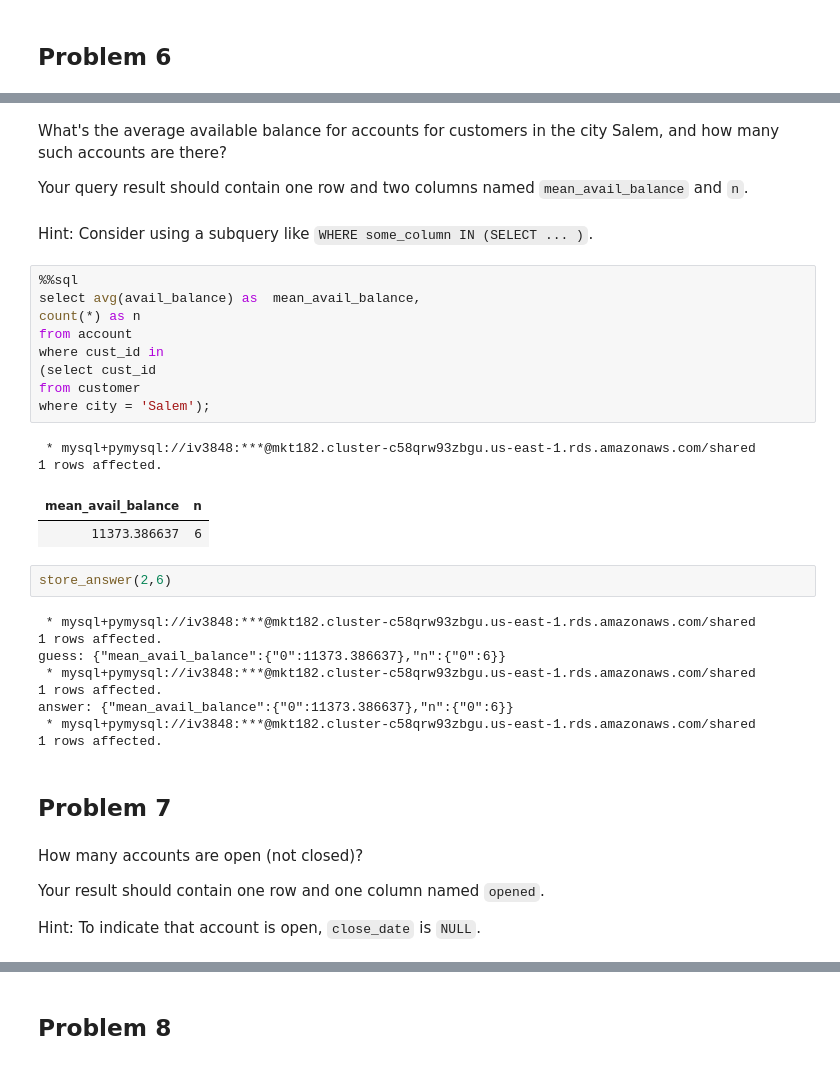
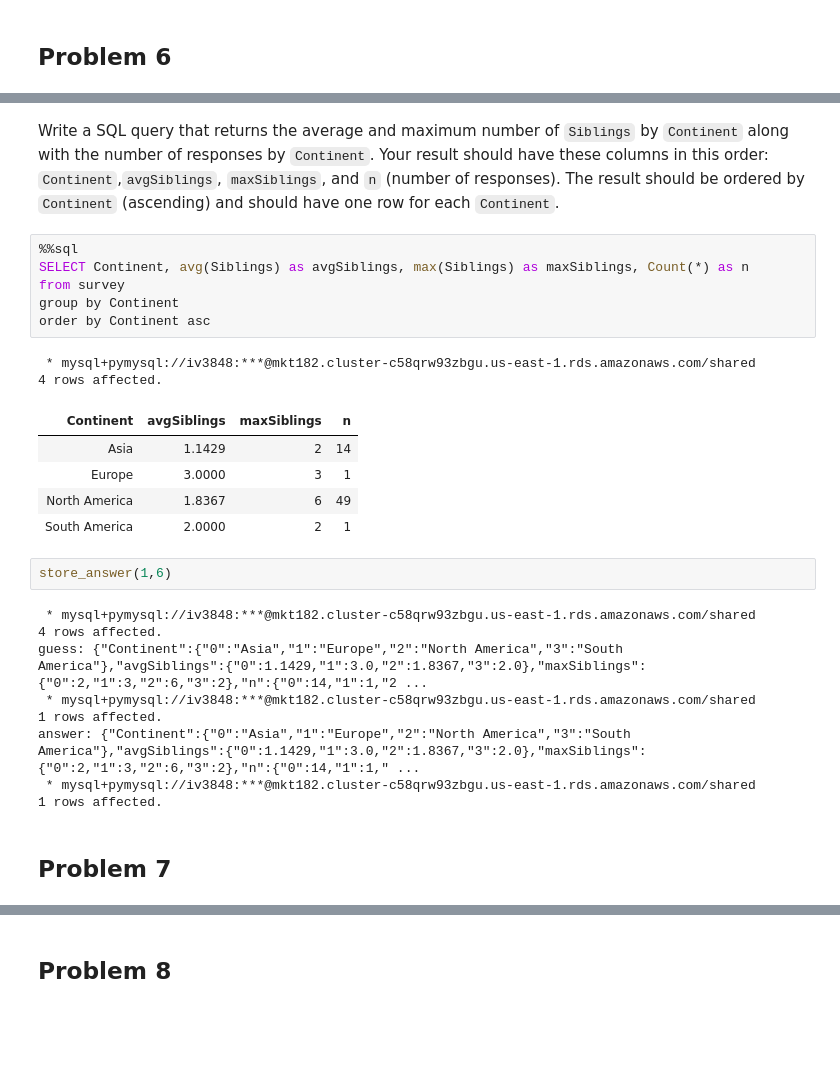
Before and after one commit to ishitavasishth/A-B_Testing_Dashboard, a Jupyter notebook: SQLData_IshitaVasishth.ipynb, the cells around one changed output, grey strips where cells are left out. Cells and saved outputs as stored; diff of their text form; blank space fills up the shorter version.

```diff
--- a/SQLData_IshitaVasishth.ipynb
+++ b/SQLData_IshitaVasishth.ipynb
@@ -316,39 +280,29 @@ answer: {"mean_pending_balance":{"0":6536.007752}}
-# %% [markdown]
-What's the average available balance for accounts for customers in the city Salem, and how many such accounts are there?
-
-Your query result should contain one row and two columns named `mean_avail_balance` and `n`.
-# %% [markdown]
-Hint: Consider using a subquery like `WHERE some_column IN (SELECT ... )`.
-# %%
-%%sql
-select avg(avail_balance) as  mean_avail_balance,
-count(*) as n
-from account
-where cust_id in
-(select cust_id
-from customer
-where city = 'Salem');
-# %% [output]
- * mysql+pymysql://iv3848:***@mkt182.cluster-c58qrw93zbgu.us-east-1.rds.amazonaws.com/shared
-1 rows affected.
-| mean_avail_balance | n |
-| 11373.386637 | 6 |
+# %% [markdown]
+Write a SQL query that returns the average and maximum number of `Siblings` by `Continent` along with the number of responses by `Continent`. Your result should have these columns in this order: `Continent`,`avgSiblings`, `maxSiblings`, and `n` (number of responses). The result should be ordered by `Continent` (ascending) and should have one row for each `Continent`.
+# %%
+%%sql
+SELECT Continent, avg(Siblings) as avgSiblings, max(Siblings) as maxSiblings, Count(*) as n
+from survey
+group by Continent
+order by Continent asc
+# %% [output]
+ * mysql+pymysql://iv3848:***@mkt182.cluster-c58qrw93zbgu.us-east-1.rds.amazonaws.com/shared
+4 rows affected.
+| Continent | avgSiblings | maxSiblings | n |
+| Asia | 1.1429 | 2 | 14 |
+| Europe | 3.0000 | 3 | 1 |
+| North America | 1.8367 | 6 | 49 |
+| South America | 2.0000 | 2 | 1 |
 # %%
-store_answer(2,6)
+store_answer(1,6)
 # %% [output]
+ * mysql+pymysql://iv3848:***@mkt182.cluster-c58qrw93zbgu.us-east-1.rds.amazonaws.com/shared
+4 rows affected.
+guess: {"Continent":{"0":"Asia","1":"Europe","2":"North America","3":"South America"},"avgSiblings":{"0":1.1429,"1":3.0,"2":1.8367,"3":2.0},"maxSiblings":{"0":2,"1":3,"2":6,"3":2},"n":{"0":14,"1":1,"2 ...
  * mysql+pymysql://iv3848:***@mkt182.cluster-c58qrw93zbgu.us-east-1.rds.amazonaws.com/shared
 1 rows affected.
-guess: {"mean_avail_balance":{"0":11373.386637},"n":{"0":6}}
+answer: {"Continent":{"0":"Asia","1":"Europe","2":"North America","3":"South America"},"avgSiblings":{"0":1.1429,"1":3.0,"2":1.8367,"3":2.0},"maxSiblings":{"0":2,"1":3,"2":6,"3":2},"n":{"0":14,"1":1," ...
  * mysql+pymysql://iv3848:***@mkt182.cluster-c58qrw93zbgu.us-east-1.rds.amazonaws.com/shared
 1 rows affected.
-answer: {"mean_avail_balance":{"0":11373.386637},"n":{"0":6}}
- * mysql+pymysql://iv3848:***@mkt182.cluster-c58qrw93zbgu.us-east-1.rds.amazonaws.com/shared
-1 rows affected.
 # %% [markdown]
 ## Problem 7
-# %% [markdown]
-How many accounts are open (not closed)?
-
-Your result should contain one row and one column named `opened`.
-
-Hint: To indicate that account is open,  `close_date` is `NULL`.
```
Also changed, not shown: parts of 67 cells of this notebook.
